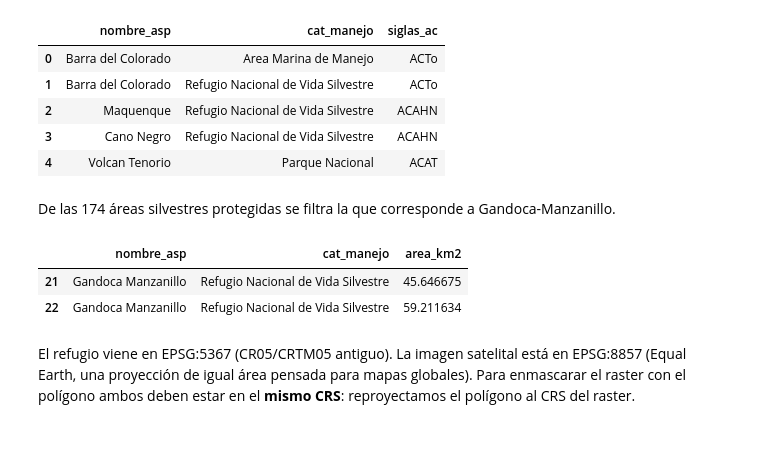
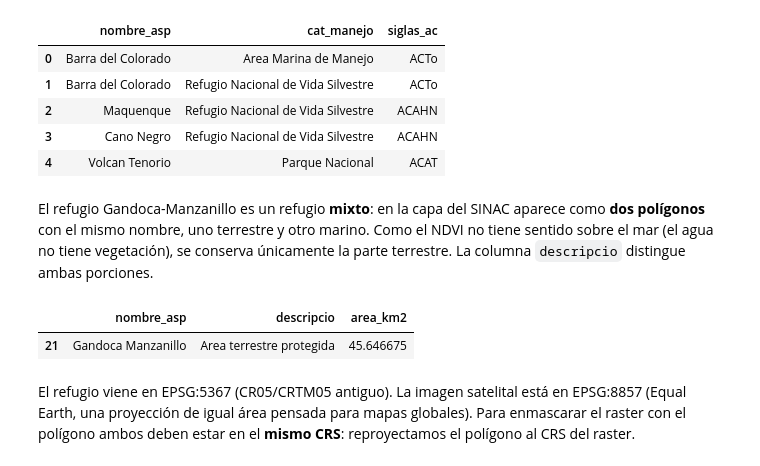
Before and after one commit to tpb708-programacionsig/2026-i, a Jupyter notebook: contenidos/iv-procesamiento-datos-geoespaciales/07-ejemplo-analisis-ndvi-gandoca.ipynb, the cells around one changed output. Drawn from its saved outputs; the diff is of its cells as text; code cells hidden in the pictures; blank space fills up the shorter version.

```diff
--- a/contenidos/iv-procesamiento-datos-geoespaciales/07-ejemplo-analisis-ndvi-gandoca.ipynb
+++ b/contenidos/iv-procesamiento-datos-geoespaciales/07-ejemplo-analisis-ndvi-gandoca.ipynb
@@ -152,19 +152,19 @@ asp_gdf[['nombre_asp', 'cat_manejo', 'siglas_ac']].head()
 | 3 | Cano Negro | Refugio Nacional de Vida Silvestre | ACAHN |
 | 4 | Volcan Tenorio | Parque Nacional | ACAT |
 # %% [markdown]
-De las 174 áreas silvestres protegidas se filtra la que corresponde a Gandoca-Manzanillo.
+El refugio Gandoca-Manzanillo es un refugio **mixto**: en la capa del SINAC aparece como **dos polígonos** con el mismo nombre, uno terrestre y otro marino. Como el NDVI no tiene sentido sobre el mar (el agua no tiene vegetación), se conserva únicamente la parte terrestre. La columna `descripcio` distingue ambas porciones.
 # %%
-# Filtrar el refugio Gandoca-Manzanillo
+# Filtrar el refugio Gandoca-Manzanillo y conservar solo la parte terrestre
 refugio_gdf = asp_gdf[
     asp_gdf['nombre_asp'].str.contains('Gandoca', case=False, na=False)
+    & (asp_gdf['descripcio'] == 'Area terrestre protegida')
 ]
 
 # Filas resultantes
-refugio_gdf[['nombre_asp', 'cat_manejo', 'area_km2']]
+refugio_gdf[['nombre_asp', 'descripcio', 'area_km2']]
 # %% [output]
-|  | nombre_asp | cat_manejo | area_km2 |
-| 21 | Gandoca Manzanillo | Refugio Nacional de Vida Silvestre | 45.646675 |
-| 22 | Gandoca Manzanillo | Refugio Nacional de Vida Silvestre | 59.211634 |
+|  | nombre_asp | descripcio | area_km2 |
+| 21 | Gandoca Manzanillo | Area terrestre protegida | 45.646675 |
 # %% [markdown]
 El refugio viene en EPSG:5367 (CR05/CRTM05 antiguo). La imagen satelital está en EPSG:8857 (Equal Earth, una proyección de igual área pensada para mapas globales). Para enmascarar el raster con el polígono ambos deben estar en el **mismo CRS**: reproyectamos el polígono al CRS del raster.
 # %%
```
Also changed, not shown: parts of 4 cells of this notebook.
